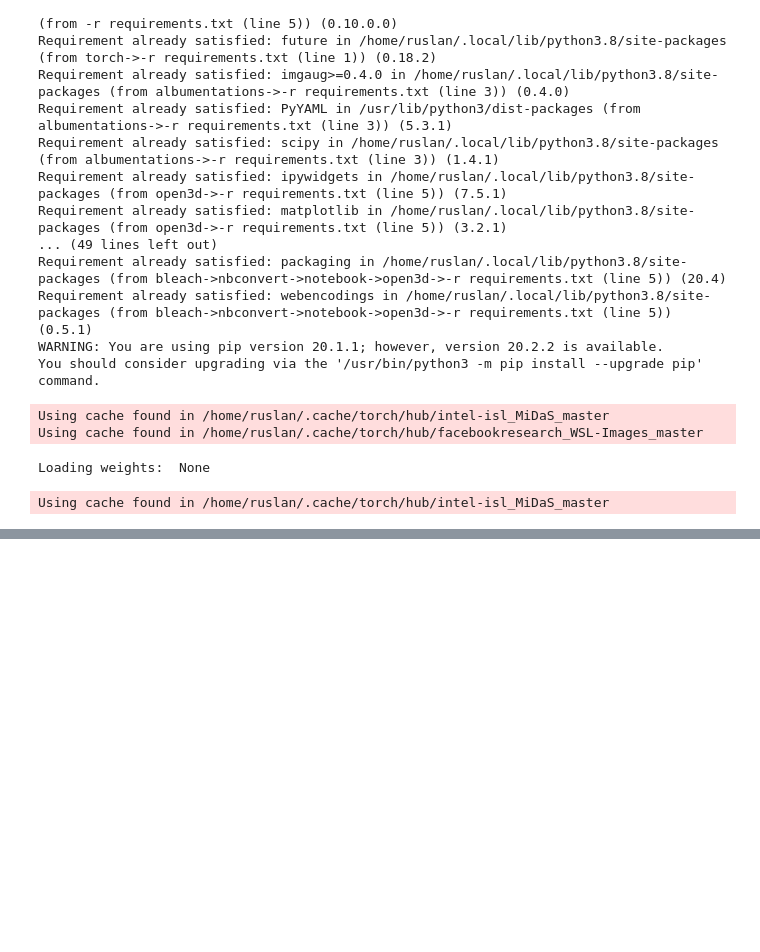
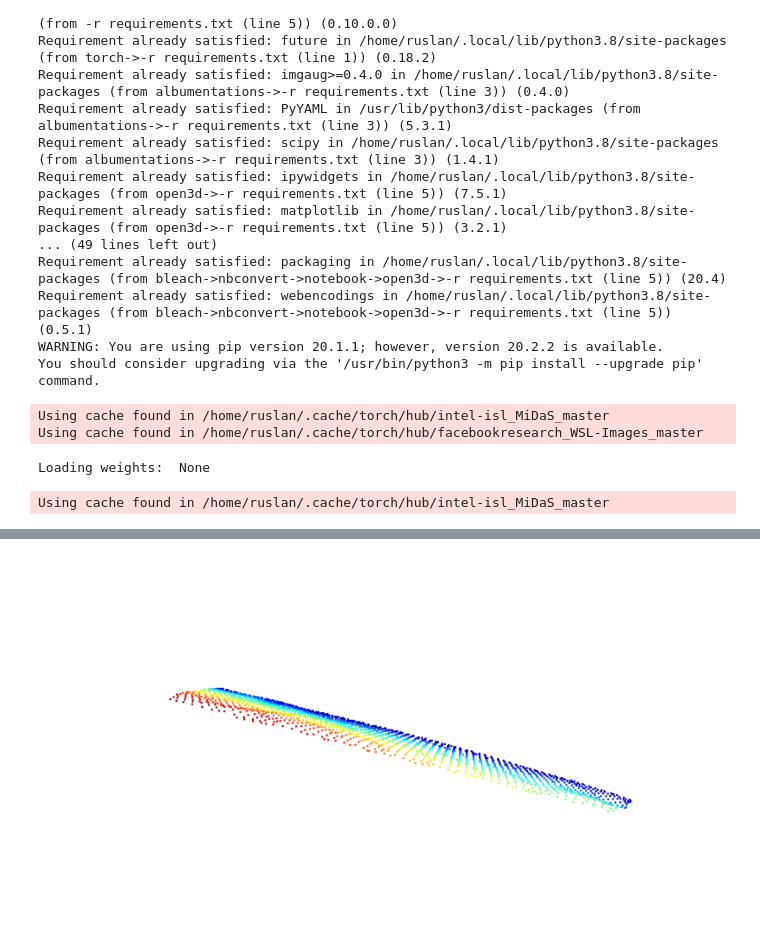
Before and after one commit to RuslanOm/plane_reconstructor, a Jupyter notebook: experiments.ipynb, the cells around one changed output, grey strips where cells are left out. Cells and saved outputs as stored; diff of their text form; code cells hidden in the pictures; blank space fills up the shorter version.

```diff
--- a/experiments.ipynb
+++ b/experiments.ipynb
@@ -131,3 +143,7 @@ from ransac_detector import *
+# %%
+o3d.visualization.draw_geometries([downs], zoom=0.35)
+# %% [output]
+[figure, added]
 # %%
 pcd.estimate_normals(
     search_param=o3d.geometry.KDTreeSearchParamHybrid(radius=0.2, max_nn=30))
```
Also changed, not shown: parts of 27 cells of this notebook, 3 other files.
